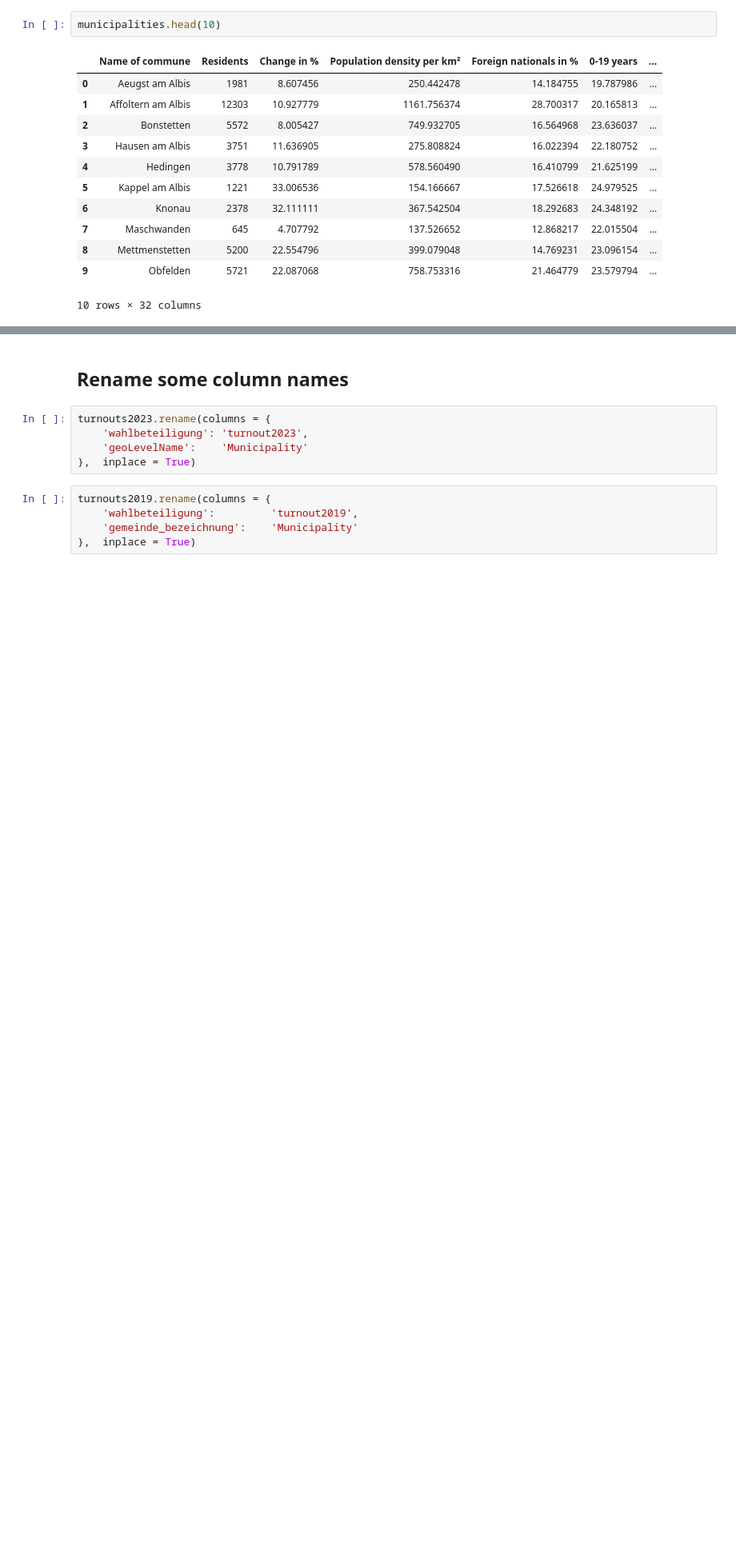
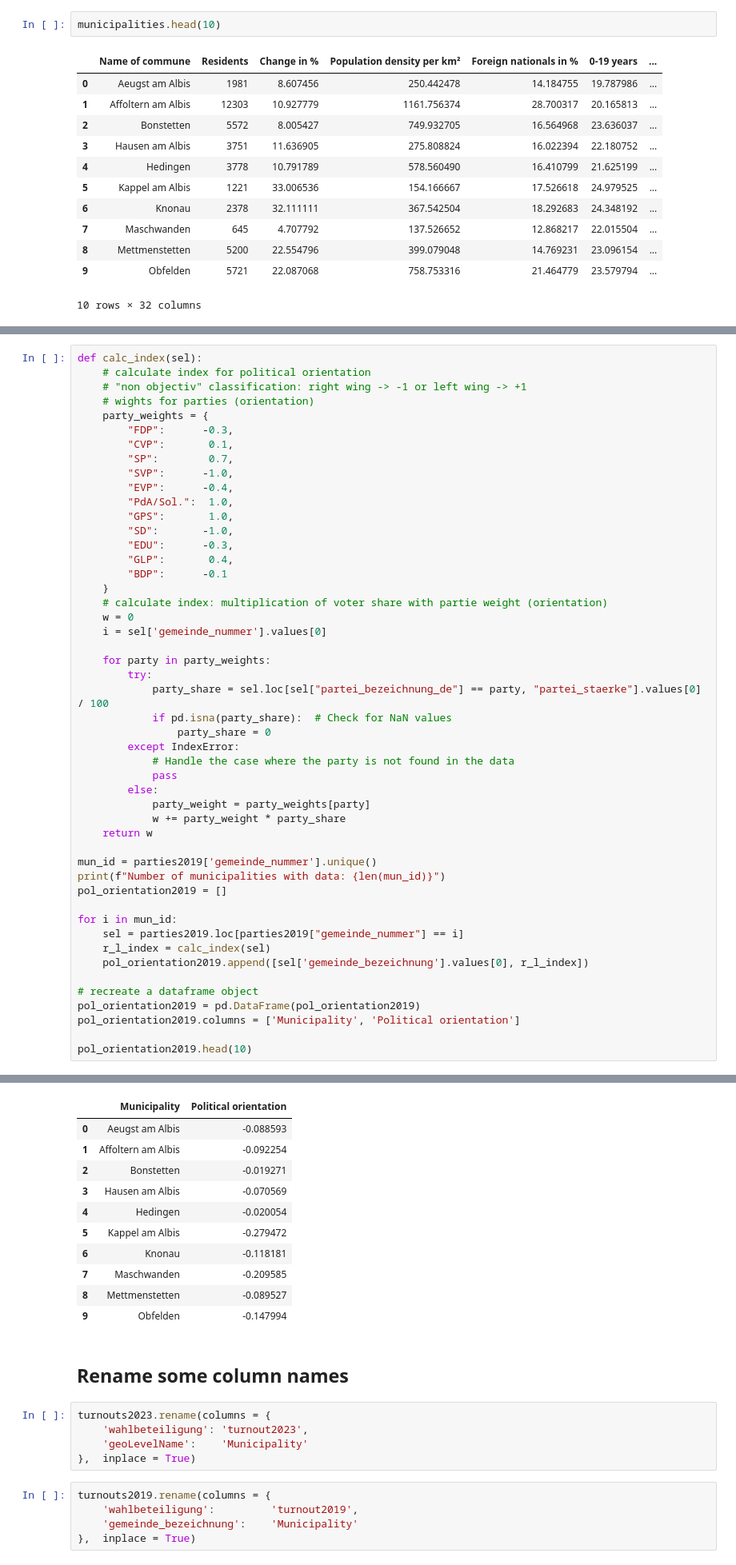
Before and after one commit to t4d-gmbh/voter-turnout-in-switzerland, a Jupyter notebook: voter-turnout-in-switzerland.ipynb, the cells around one changed output, grey strips where cells are left out. Shown at 80% size. Drawn from its saved outputs; the diff is of its cells as text; blank space fills up the shorter version.

```diff
--- a/voter-turnout-in-switzerland.ipynb
+++ b/voter-turnout-in-switzerland.ipynb
@@ -84,0 +90,50 @@ municipalities.head(10)
+# %%
+def calc_index(sel):
+    # calculate index for political orientation
+    # "non objectiv" classification: right wing -> -1 or left wing -> +1
+    # wights for parties (orientation)
+    party_weights = {
+        "FDP":      -0.3,
+        "CVP":       0.1,
+        "SP":        0.7,
+        "SVP":      -1.0,
+        "EVP":      -0.4,
+        "PdA/Sol.":  1.0,
+        "GPS":       1.0,
+        "SD":       -1.0,
+        "EDU":      -0.3,
+        "GLP":       0.4,
+        "BDP":      -0.1
+    }
+    # calculate index: multiplication of voter share with partie weight (orientation)
+    w = 0
+    i = sel['gemeinde_nummer'].values[0]
+
+    for party in party_weights:
+        try:
+            party_share = sel.loc[sel["partei_bezeichnung_de"] == party, "partei_staerke"].values[0] / 100
+            if pd.isna(party_share):  # Check for NaN values
+                party_share = 0
+        except IndexError:
+            # Handle the case where the party is not found in the data
+            pass
+        else:
+            party_weight = party_weights[party]
+            w += party_weight * party_share
+    return w
+
+mun_id = parties2019['gemeinde_nummer'].unique()
+print(f"Number of municipalities with data: {len(mun_id)}")
+pol_orientation2019 = []
+
+for i in mun_id:
+    sel = parties2019.loc[parties2019["gemeinde_nummer"] == i]
+    r_l_index = calc_index(sel)
+    pol_orientation2019.append([sel['gemeinde_bezeichnung'].values[0], r_l_index])
+
+# recreate a dataframe object
+pol_orientation2019 = pd.DataFrame(pol_orientation2019)
+pol_orientation2019.columns = ['Municipality', 'Political orientation']
+
+pol_orientation2019.head(10)
+# %% [output]
@@ -85,3 +141,14 @@ municipalities.head(10)
+|  | Municipality | Political orientation |
+| 0 | Aeugst am Albis | -0.088593 |
+| 1 | Affoltern am Albis | -0.092254 |
+| 2 | Bonstetten | -0.019271 |
+| 3 | Hausen am Albis | -0.070569 |
+| 4 | Hedingen | -0.020054 |
+| 5 | Kappel am Albis | -0.279472 |
+| 6 | Knonau | -0.118181 |
+| 7 | Maschwanden | -0.209585 |
+| 8 | Mettmenstetten | -0.089527 |
+| 9 | Obfelden | -0.147994 |
 # %% [markdown]
 ## Rename some column names
 # %%
```
Also changed, not shown: parts of 10 cells of this notebook, 1 other file.
